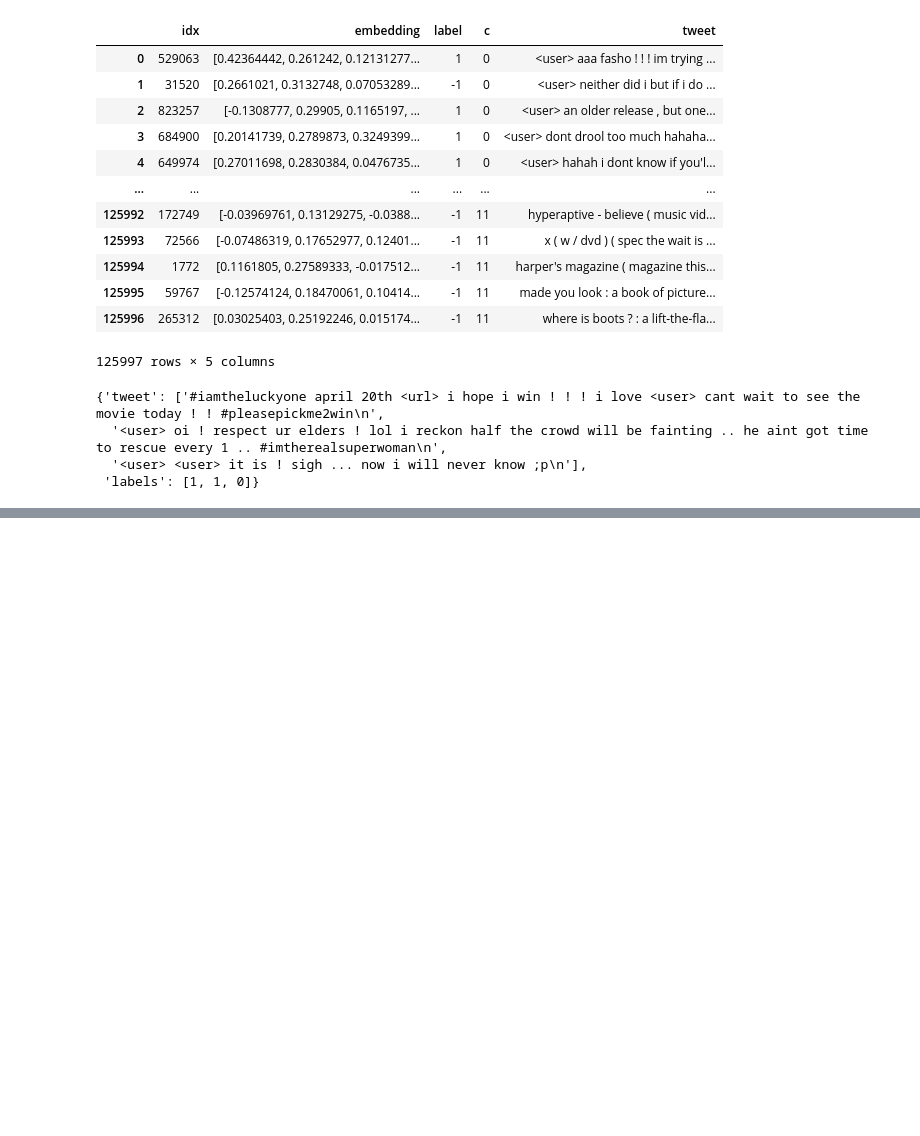
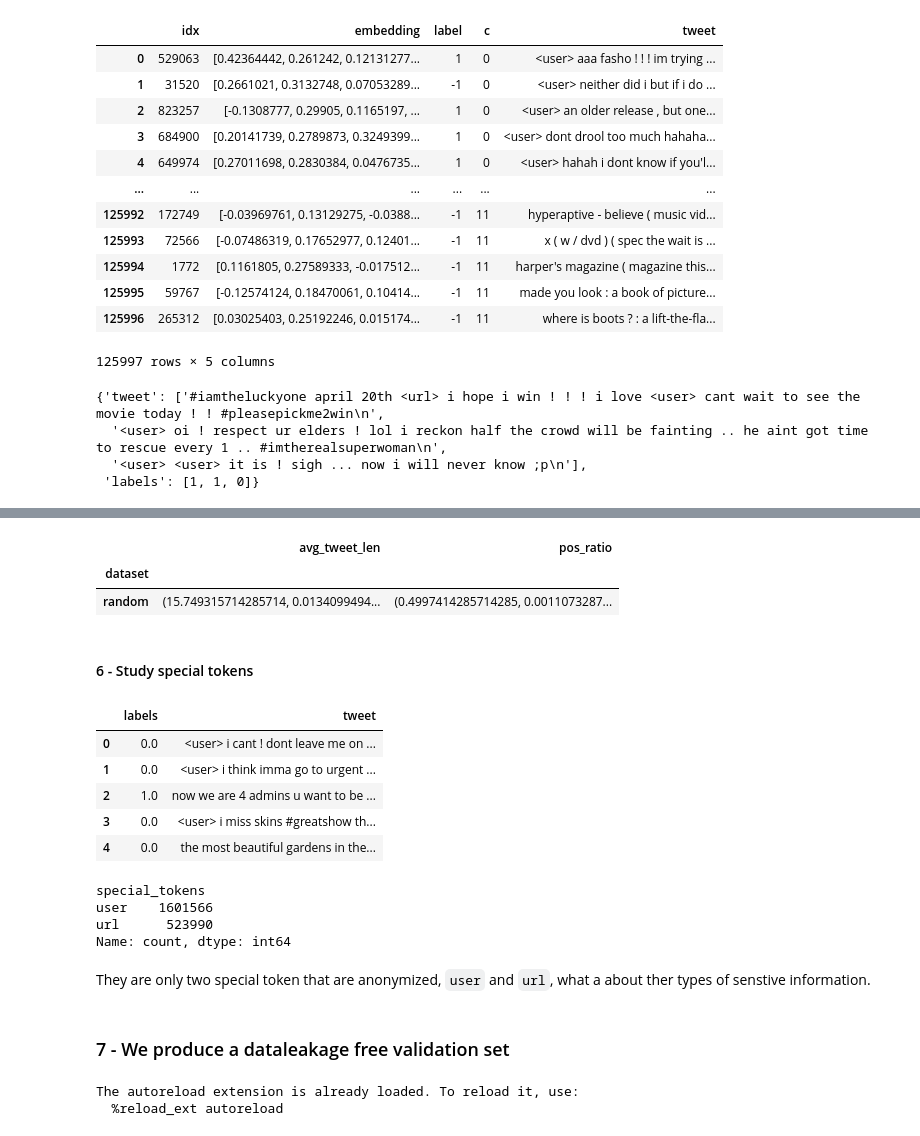
Before and after one commit to magantoine/EfficientActiveLearning, a Jupyter notebook: eda.ipynb, the cells around one changed output, grey strips where cells are left out. Drawn from its saved outputs; the diff is of its cells as text; code cells hidden in the pictures; blank space fills up the shorter version.

```diff
--- a/eda.ipynb
+++ b/eda.ipynb
@@ -591,0 +717,24 @@ load_aware_sampling(split="train", return_type="ds", as_type="entr_200")[:3]
+# %%
+statdf = pd.DataFrame(all_stats)
+statdf = statdf[statdf.dataset == "random"]
+
+statdf.groupby("dataset").agg({
+    "avg_tweet_len": lambda x : (x.mean(), x.std()),
+    "pos_ratio" : lambda x : (x.mean(), x.std()),
+})
+# %% [output]
+|  | avg_tweet_len | pos_ratio |
+| dataset |  |  |
+| random | (15.749315714285714, 0.0134099494... | (0.4997414285714285, 0.0011073287... |
+# %% [markdown]
+#### 6 - Study special tokens
+# %%
+df = create_datasets(return_type="df")
+df.head()
+# %% [output]
+|  | labels | tweet |
+| 0 | 0.0 | <user> i cant ! dont leave me on ... |
+| 1 | 0.0 | <user> i think imma go to urgent ... |
+| 2 | 1.0 | now we are 4 admins u want to be ... |
+| 3 | 0.0 | <user> i miss skins #greatshow th... |
+| 4 | 0.0 | the most beautiful gardens in the... |
@@ -591,0 +746,25 @@ load_aware_sampling(split="train", return_type="ds", as_type="entr_200")[:3]
+# %%
+df.explode("special_tokens")["special_tokens"].value_counts()[:2]
+# %% [output]
+special_tokens
+user    1601566
+url      523990
+Name: count, dtype: int64
+# %% [markdown]
+They are only two special token that are anonymized, `user` and `url`, what a about ther types of senstive information.
+# %% [markdown]
+### 7 - We produce a dataleakage free validation set
+# %%
+from utils import load_aware_sampling
+%load_ext autoreload
+%autoreload 2
+
+AS_TYPES = ["unif_140", "unif_200", "entr_140", "entr_200"]
+
+full_selected_tweet = pd.concat([
+    load_aware_sampling(as_type=aware_sampling_type, split="train", return_type="df")
+    for aware_sampling_type in AS_TYPES
+]).drop_duplicates()
+# %% [output]
+The autoreload extension is already loaded. To reload it, use:
+  %reload_ext autoreload
```
Also changed, not shown: parts of 31 cells of this notebook, 1 other file.
